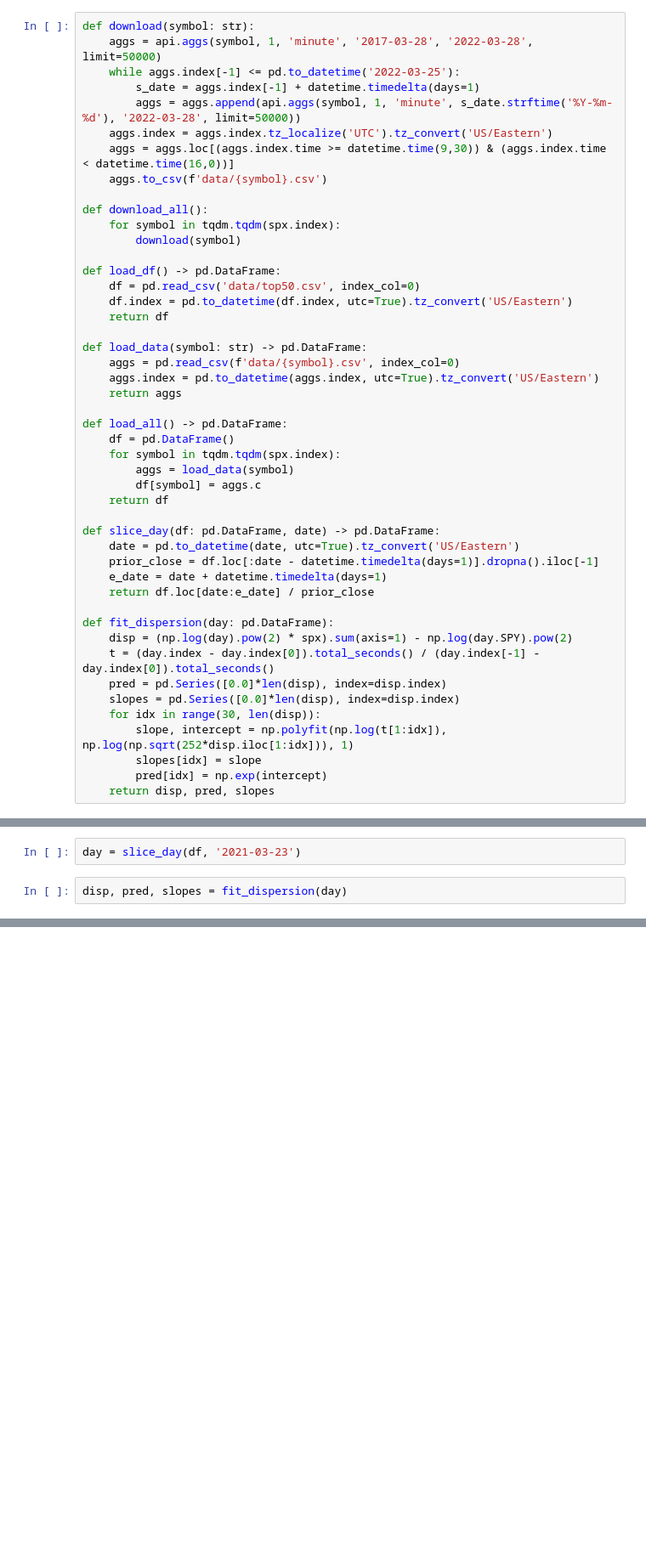
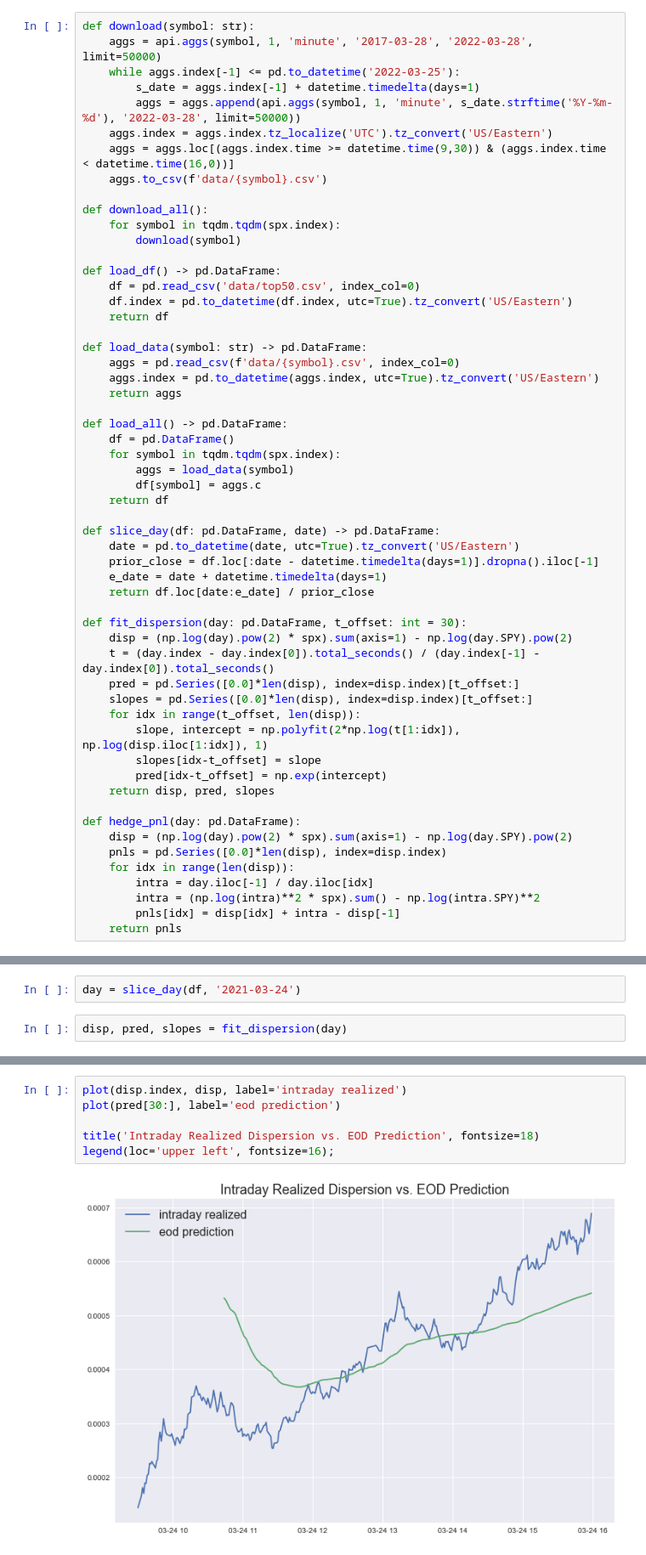
Before and after one commit to idrach55/Trading, a Jupyter notebook: intraday-disp.ipynb, the cells around one changed output, grey strips where cells are left out. Shown at 85% size. Drawn from its saved outputs; the diff is of its cells as text; blank space fills up the shorter version.

Commit message:
update intraday disp

```diff
--- a/intraday-disp.ipynb
+++ b/intraday-disp.ipynb
@@ -58,19 +58,28 @@ def slice_day(df: pd.DataFrame, date) -> pd.DataFrame:
     e_date = date + datetime.timedelta(days=1)
     return df.loc[date:e_date] / prior_close
 
-def fit_dispersion(day: pd.DataFrame):
+def fit_dispersion(day: pd.DataFrame, t_offset: int = 30):
     disp = (np.log(day).pow(2) * spx).sum(axis=1) - np.log(day.SPY).pow(2)
     t = (day.index - day.index[0]).total_seconds() / (day.index[-1] - day.index[0]).total_seconds()
-    pred = pd.Series([0.0]*len(disp), index=disp.index)
-    slopes = pd.Series([0.0]*len(disp), index=disp.index)
-    for idx in range(30, len(disp)):
-        slope, intercept = np.polyfit(np.log(t[1:idx]), np.log(np.sqrt(252*disp.iloc[1:idx])), 1)
-        slopes[idx] = slope
-        pred[idx] = np.exp(intercept)
+    pred = pd.Series([0.0]*len(disp), index=disp.index)[t_offset:]
+    slopes = pd.Series([0.0]*len(disp), index=disp.index)[t_offset:]
+    for idx in range(t_offset, len(disp)):
+        slope, intercept = np.polyfit(2*np.log(t[1:idx]), np.log(disp.iloc[1:idx]), 1)
+        slopes[idx-t_offset] = slope
+        pred[idx-t_offset] = np.exp(intercept)
     return disp, pred, slopes
+
+def hedge_pnl(day: pd.DataFrame):
+    disp = (np.log(day).pow(2) * spx).sum(axis=1) - np.log(day.SPY).pow(2)
+    pnls = pd.Series([0.0]*len(disp), index=disp.index)
+    for idx in range(len(disp)):
+        intra = day.iloc[-1] / day.iloc[idx]
+        intra = (np.log(intra)**2 * spx).sum() - np.log(intra.SPY)**2
+        pnls[idx] = disp[idx] + intra - disp[-1]
+    return pnls
 # %%
 df = load_df()
 # %%
-day = slice_day(df, '2021-03-23')
+day = slice_day(df, '2021-03-24')
 # %%
 disp, pred, slopes = fit_dispersion(day)
@@ -82,0 +86,8 @@ plot(pred[30:])
+# %%
+plot(disp.index, disp, label='intraday realized')
+plot(pred[30:], label='eod prediction')
+
+title('Intraday Realized Dispersion vs. EOD Prediction', fontsize=18)
+legend(loc='upper left', fontsize=16);
+# %% [output]
+[figure, added]
```
Also changed, not shown: parts of 5 cells of this notebook.
